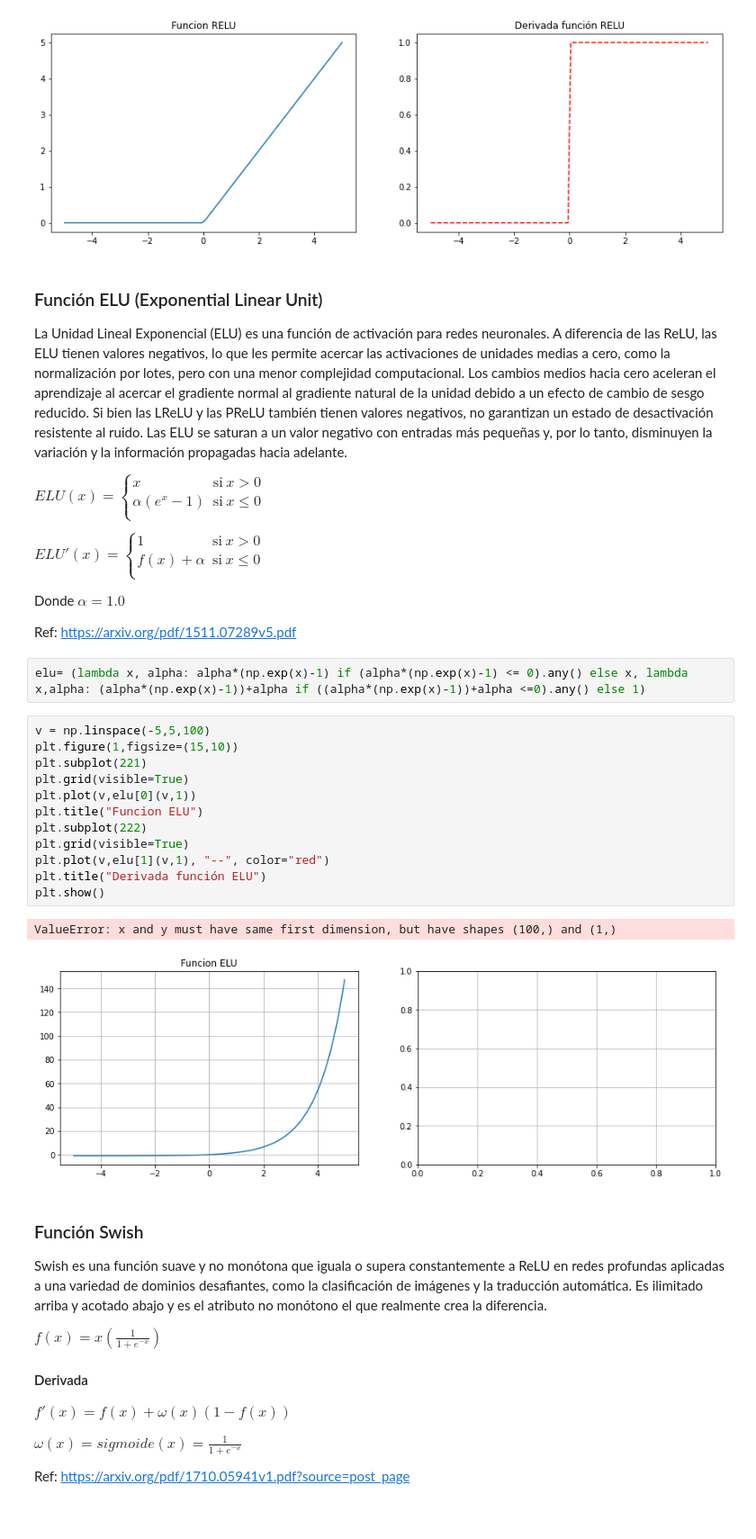
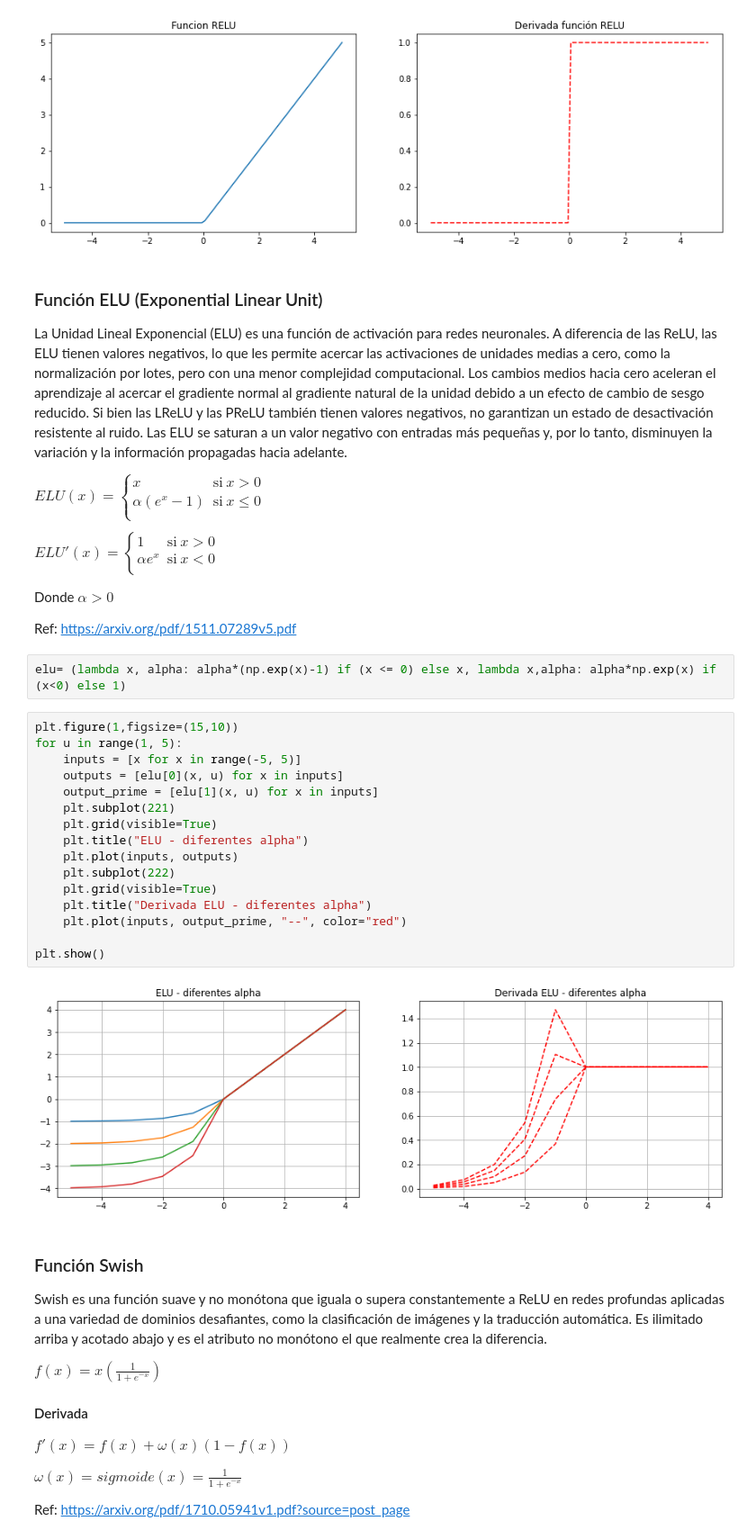
Before and after one commit to jmcalvomartin/python, a Jupyter notebook: projects/Create_ANN/function_activation.ipynb, the cells around one changed output. Shown at 90% size. Saved outputs shown, nothing was run; the diff lists cells and outputs as text; blank space fills up the shorter version.

```diff
--- a/projects/Create_ANN/function_activation.ipynb
+++ b/projects/Create_ANN/function_activation.ipynb
@@ -110,32 +110,35 @@ $
      ELU'(x) = \left\{
 	       \begin{array}{ll}
 		 1      & \mathrm{si\ } x > 0 \\
-		 f(x) + \alpha & \mathrm{si\ } x\le 0 \\
+		 \alpha e^x & \mathrm{si\ } x < 0 \\
 	       \end{array}
 	     \right.
    \end{equation}
 $
 
-Donde $ \alpha = 1.0 $
+Donde $ \alpha > 0 $
 
 Ref: https://arxiv.org/pdf/1511.07289v5.pdf
 # %%
-elu= (lambda x, alpha: alpha*(np.exp(x)-1) if (alpha*(np.exp(x)-1) <= 0).any() else x, lambda x,alpha: (alpha*(np.exp(x)-1))+alpha if ((alpha*(np.exp(x)-1))+alpha <=0).any() else 1)
+elu= (lambda x, alpha: alpha*(np.exp(x)-1) if (x <= 0) else x, lambda x,alpha: alpha*np.exp(x) if (x<0) else 1)
-# %%
-v = np.linspace(-5,5,100)
-plt.figure(1,figsize=(15,10))
-plt.subplot(221)
-plt.grid(visible=True)
-plt.plot(v,elu[0](v,1))
-plt.title("Funcion ELU")
-plt.subplot(222)
-plt.grid(visible=True)
-plt.plot(v,elu[1](v,1), "--", color="red")
-plt.title("Derivada función ELU")
-plt.show()
-# %% [output]
-ValueError: x and y must have same first dimension, but have shapes (100,) and (1,)
-[figure, removed]
+# %%
+plt.figure(1,figsize=(15,10))
+for u in range(1, 5):
+    inputs = [x for x in range(-5, 5)]
+    outputs = [elu[0](x, u) for x in inputs]
+    output_prime = [elu[1](x, u) for x in inputs]
+    plt.subplot(221)
+    plt.grid(visible=True)
+    plt.title("ELU - diferentes alpha")
+    plt.plot(inputs, outputs)
+    plt.subplot(222)
+    plt.grid(visible=True)
+    plt.title("Derivada ELU - diferentes alpha")
+    plt.plot(inputs, output_prime, "--", color="red")
+
+plt.show()
+# %% [output]
+[figure, added]
 # %% [markdown]
 ### Función Swish
 Swish es una función suave y no monótona que iguala o supera constantemente a ReLU en redes profundas aplicadas a una variedad de dominios desafiantes, como la clasificación de imágenes y la traducción automática. Es ilimitado arriba y acotado abajo y es el atributo no monótono el que realmente crea la diferencia.
```
